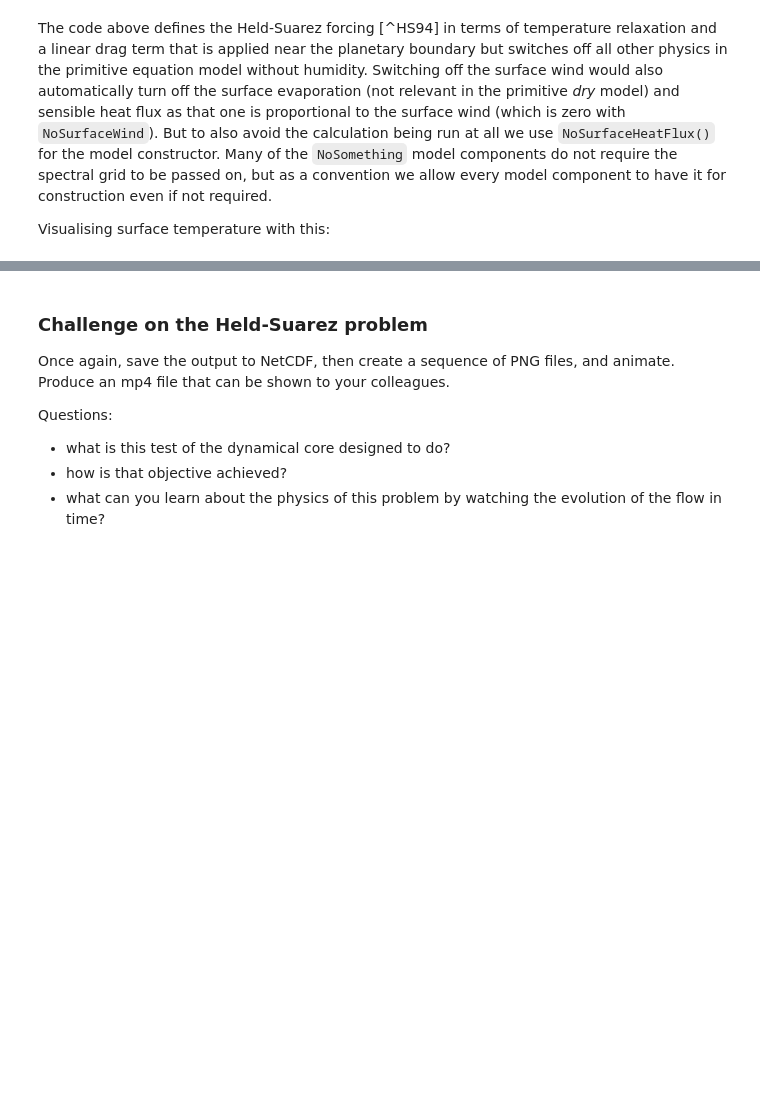
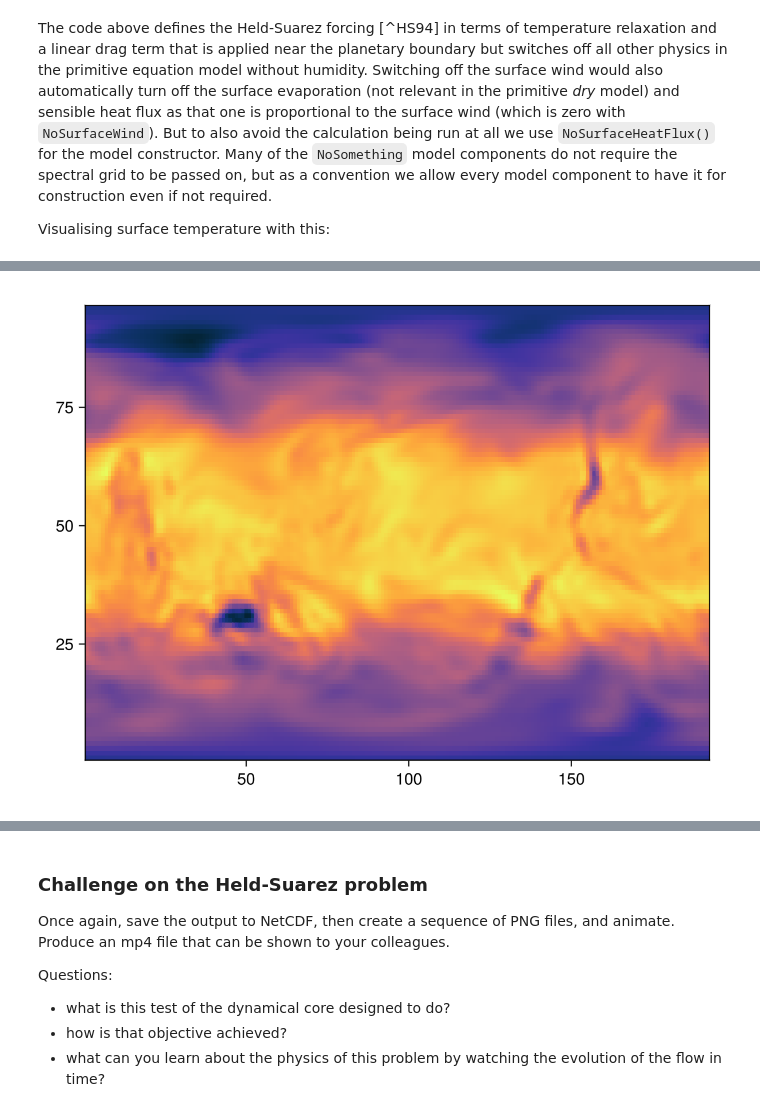
Before and after one commit to pierluigividale/MTMW14, a Jupyter notebook: Notebooks/Speedy-3D.ipynb, the cells around one changed output, grey strips where cells are left out. Cells and saved outputs as stored; diff of their text form; code cells hidden in the pictures; blank space fills up the shorter version.

```diff
--- a/Notebooks/Speedy-3D.ipynb
+++ b/Notebooks/Speedy-3D.ipynb
@@ -148,0 +174,5 @@ nothing # hide
+# %%
+using NCDatasets
+ds = NCDataset("/Users/vidale/ShallowWaters/run_0003/output.nc")
+#ds["vor"]
+ds["temp"]
@@ -148,0 +187,7 @@ nothing # hide
+# %%
+temptemp=ds["temp"]
+temptemp
+using CairoMakie
+heatmap(temptemp[:,:, 4, end], colormap=:thermal)
+# %% [output]
+[figure, added]
```
Also changed, not shown: parts of 6 cells of this notebook.
